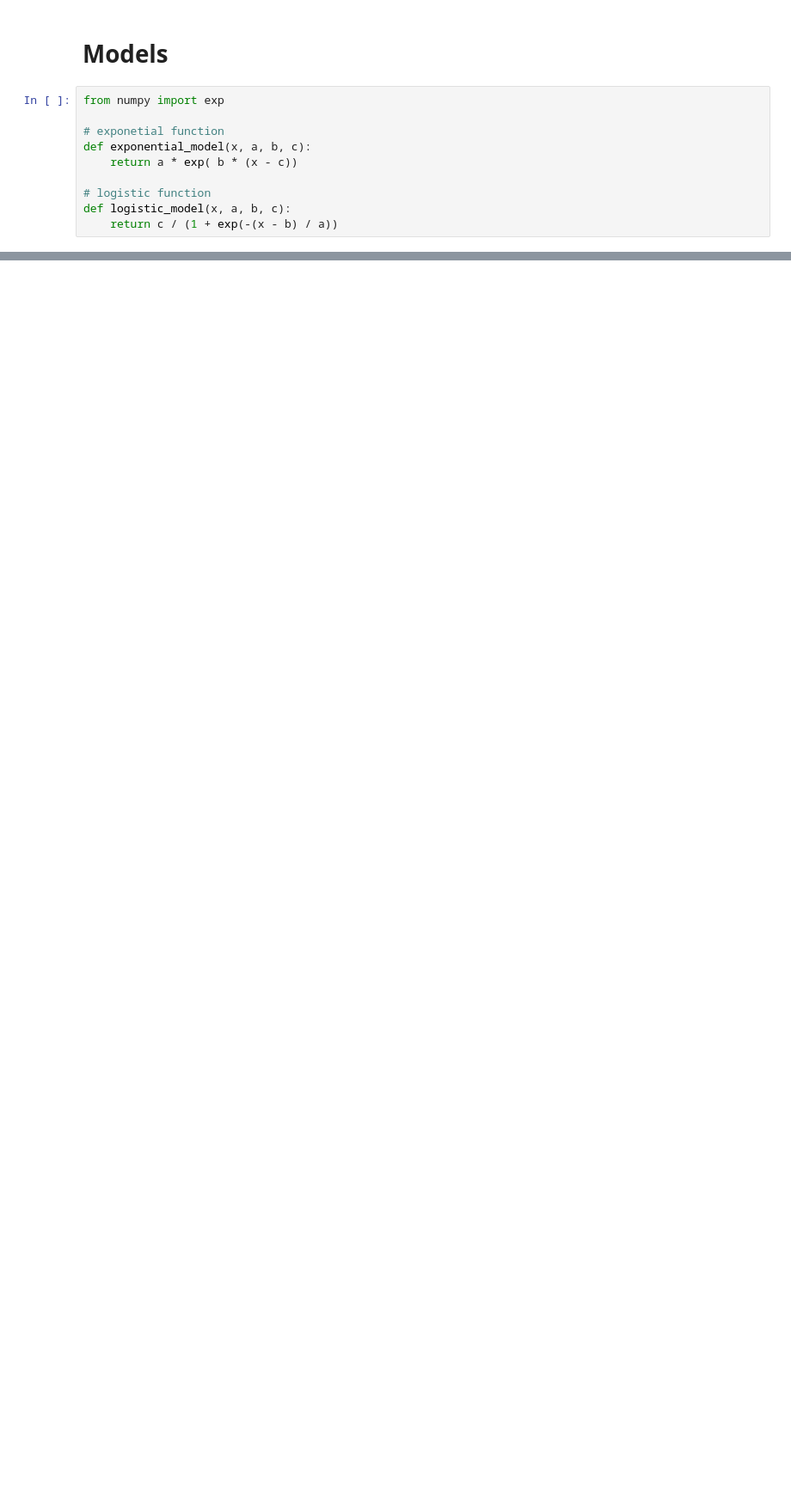
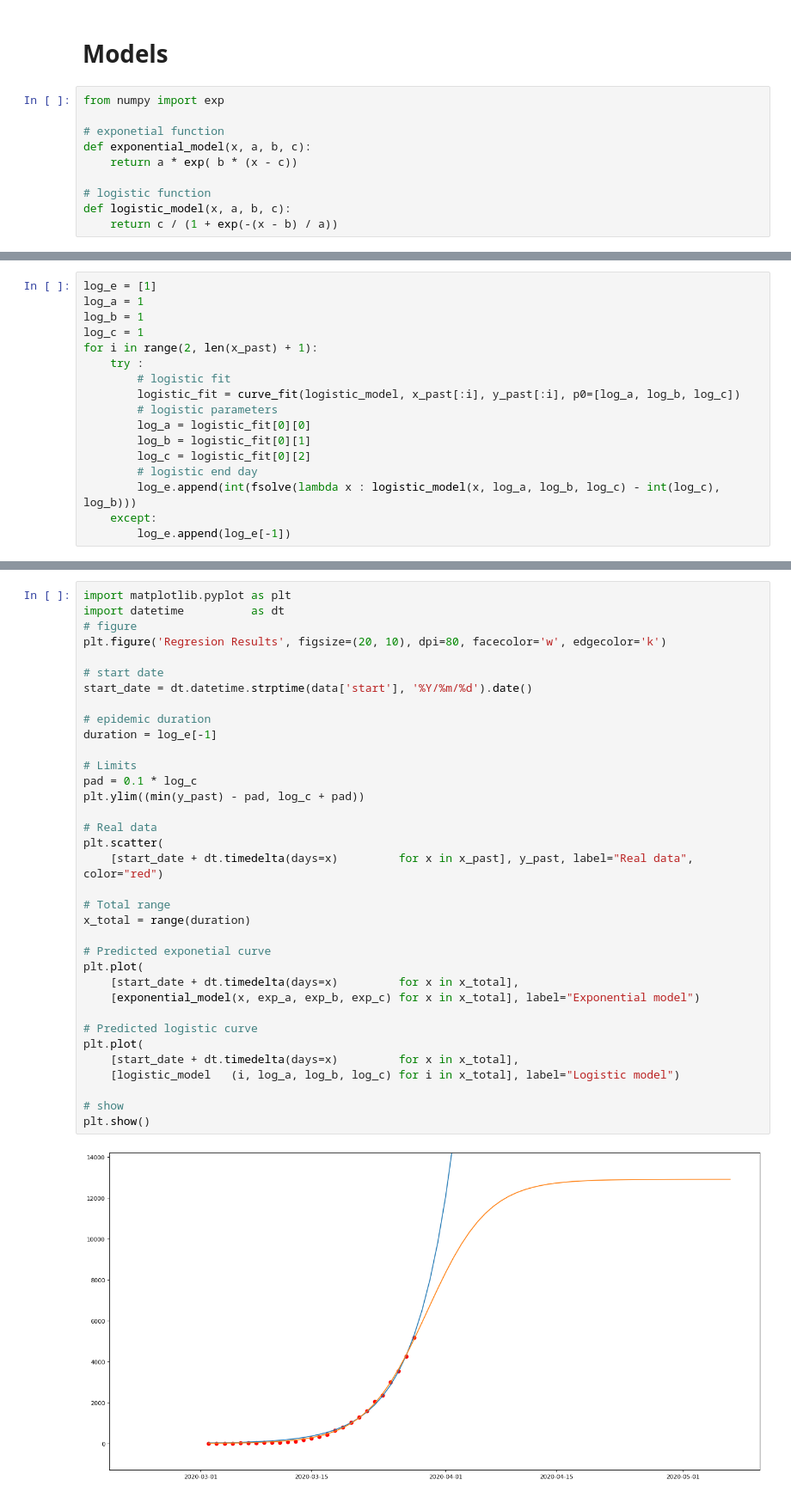
Before and after one commit to lcmonteiro/space-models, a Jupyter notebook: covid_19.ipynb, the cells around one changed output, grey strips where cells are left out. Shown at 86% size. Saved outputs shown, nothing was run; the diff lists cells and outputs as text; blank space fills up the shorter version.

```diff
--- a/covid_19.ipynb
+++ b/covid_19.ipynb
@@ -50 +45,18 @@ def logistic_model(x, a, b, c):
+# %%
+log_e = [1]
+log_a = 1
+log_b = 1
+log_c = 1
+for i in range(2, len(x_past) + 1):
+    try :
+        # logistic fit
+        logistic_fit = curve_fit(logistic_model, x_past[:i], y_past[:i], p0=[log_a, log_b, log_c])
+        # logistic parameters
+        log_a = logistic_fit[0][0]
+        log_b = logistic_fit[0][1]
+        log_c = logistic_fit[0][2]
+        # logistic end day
+        log_e.append(int(fsolve(lambda x : logistic_model(x, log_a, log_b, log_c) - int(log_c), log_b)))
+    except:
+        log_e.append(log_e[-1])
 # %% [markdown]
@@ -72,0 +64,37 @@ end = int(fsolve(lambda x : logistic_model(x, log_a, log_b, log_c) - int(log_c),
+# %%
+import matplotlib.pyplot as plt
+import datetime          as dt
+# figure
+plt.figure('Regresion Results', figsize=(20, 10), dpi=80, facecolor='w', edgecolor='k')
+
+# start date
+start_date = dt.datetime.strptime(data['start'], '%Y/%m/%d').date()
+
+# epidemic duration
+duration = log_e[-1]
+
+# Limits
+pad = 0.1 * log_c
+plt.ylim((min(y_past) - pad, log_c + pad))
+
+# Real data
+plt.scatter(
+    [start_date + dt.timedelta(days=x)         for x in x_past], y_past, label="Real data", color="red")
+
+# Total range
+x_total = range(duration)
+
+# Predicted exponetial curve
+plt.plot(
+    [start_date + dt.timedelta(days=x)         for x in x_total],
+    [exponential_model(x, exp_a, exp_b, exp_c) for x in x_total], label="Exponential model")
+
+# Predicted logistic curve
+plt.plot(
+    [start_date + dt.timedelta(days=x)         for x in x_total],
+    [logistic_model   (i, log_a, log_b, log_c) for i in x_total], label="Logistic model")
+
+# show
+plt.show()
+# %% [output]
+[figure, added]
```
Also changed, not shown: parts of 12 cells of this notebook.
